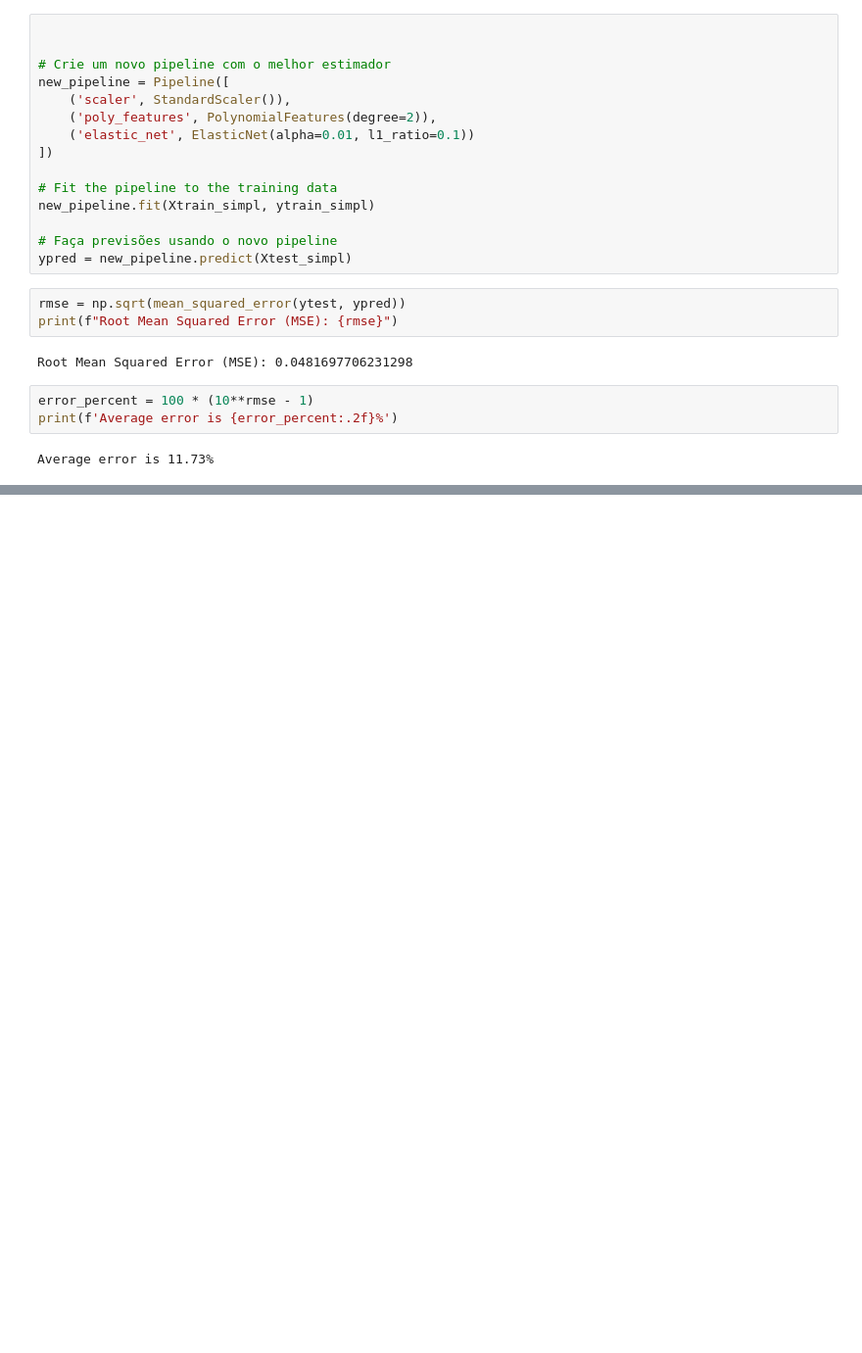
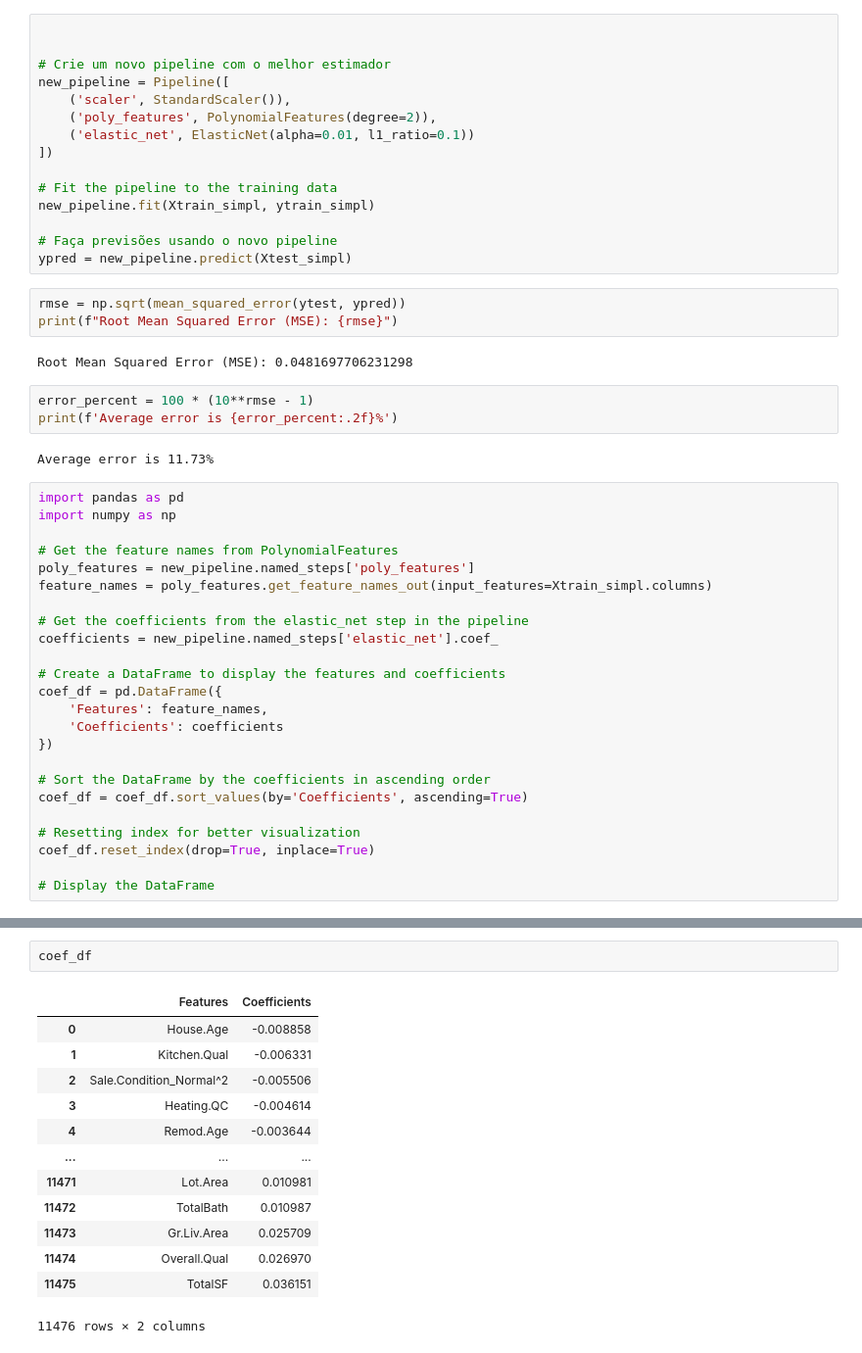
Before and after one commit to fernandovs4/ames, a Jupyter notebook: notebooks/regression_model_for_ames_EsdrasG_FernandoS.ipynb, the cells around one changed output, grey strips where cells are left out. Shown at 98% size. Cells and saved outputs as stored; diff of their text form; blank space fills up the shorter version.

Commit message:
importancia das features

```diff
--- a/notebooks/regression_model_for_ames_EsdrasG_FernandoS.ipynb
+++ b/notebooks/regression_model_for_ames_EsdrasG_FernandoS.ipynb
@@ -2337,3 +2338,27 @@ error_percent = 100 * (10**rmse - 1)
 print(f'Average error is {error_percent:.2f}%')
 # %% [output]
 Average error is 11.73%
+# %%
+import pandas as pd
+import numpy as np
+
+# Get the feature names from PolynomialFeatures
+poly_features = new_pipeline.named_steps['poly_features']
+feature_names = poly_features.get_feature_names_out(input_features=Xtrain_simpl.columns)
+
+# Get the coefficients from the elastic_net step in the pipeline
+coefficients = new_pipeline.named_steps['elastic_net'].coef_
+
+# Create a DataFrame to display the features and coefficients
+coef_df = pd.DataFrame({
+    'Features': feature_names,
+    'Coefficients': coefficients
+})
+
+# Sort the DataFrame by the coefficients in ascending order
+coef_df = coef_df.sort_values(by='Coefficients', ascending=True)
+
+# Resetting index for better visualization
+coef_df.reset_index(drop=True, inplace=True)
+
+# Display the DataFrame
@@ -2339,0 +2380,16 @@ Average error is 11.73%
+# %%
+coef_df
+# %% [output]
+|  | Features | Coefficients |
+| 0 | House.Age | -0.008858 |
+| 1 | Kitchen.Qual | -0.006331 |
+| 2 | Sale.Condition_Normal^2 | -0.005506 |
+| 3 | Heating.QC | -0.004614 |
+| 4 | Remod.Age | -0.003644 |
+| ... | ... | ... |
+| 11471 | Lot.Area | 0.010981 |
+| 11472 | TotalBath | 0.010987 |
+| 11473 | Gr.Liv.Area | 0.025709 |
+| 11474 | Overall.Qual | 0.026970 |
+| 11475 | TotalSF | 0.036151 |
+11476 rows × 2 columns
```
Also changed, not shown: parts of 13 cells of this notebook.
